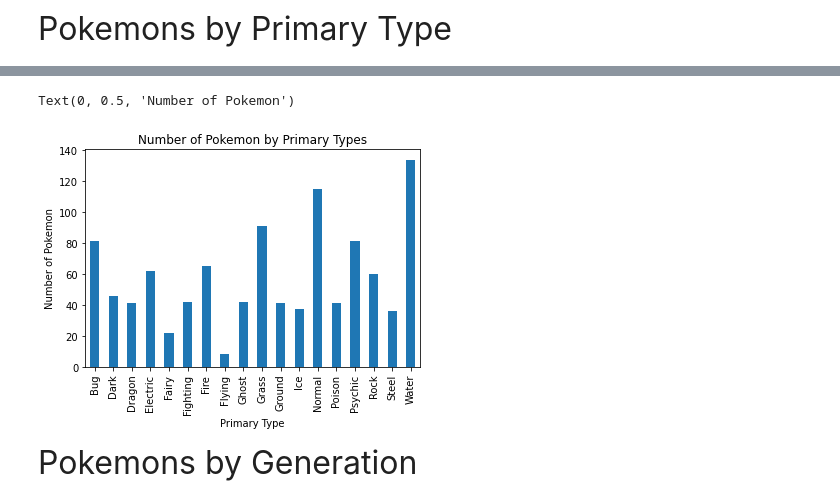
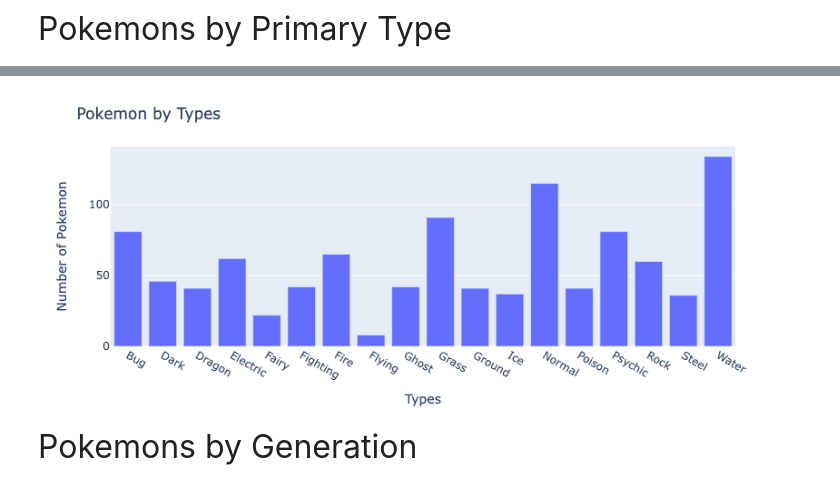
Before and after one commit to 1990Jasonlee/AirflowWeekend, a Jupyter notebook: Pokemon.ipynb, the cells around one changed output, grey strips where cells are left out. Cells and saved outputs as stored; diff of their text form; code cells hidden in the pictures.

```diff
--- a/Pokemon.ipynb
+++ b/Pokemon.ipynb
@@ -72,13 +72,18 @@ Steel        36
 Water       134
 Name: type_1, dtype: int64
 # %%
-count.plot.bar()
-plt.title('Number of Pokemon by Primary Types')
-plt.xlabel('Primary Type')
-plt.ylabel('Number of Pokemon')
+#count.plot.bar()
+#px.title('Number of Pokemon by Primary Types')
+#px.xlabel('Primary Type')
+#px.ylabel('Number of Pokemon')
+
+fig = px.bar(count, y= 'type_1')
+fig.update_layout(xaxis_title = 'Types',
+                 yaxis_title = 'Number of Pokemon',
+                 title = 'Pokemon by Types')
+fig.show()
 # %% [output]
-Text(0, 0.5, 'Number of Pokemon')
-[figure, old version]
+[figure, new version]
 # %% [markdown]
 <font size = '7'> Pokemons by Generation </font>
 # %%
```
Also changed, not shown: parts of 2 cells of this notebook, 2 other files.
